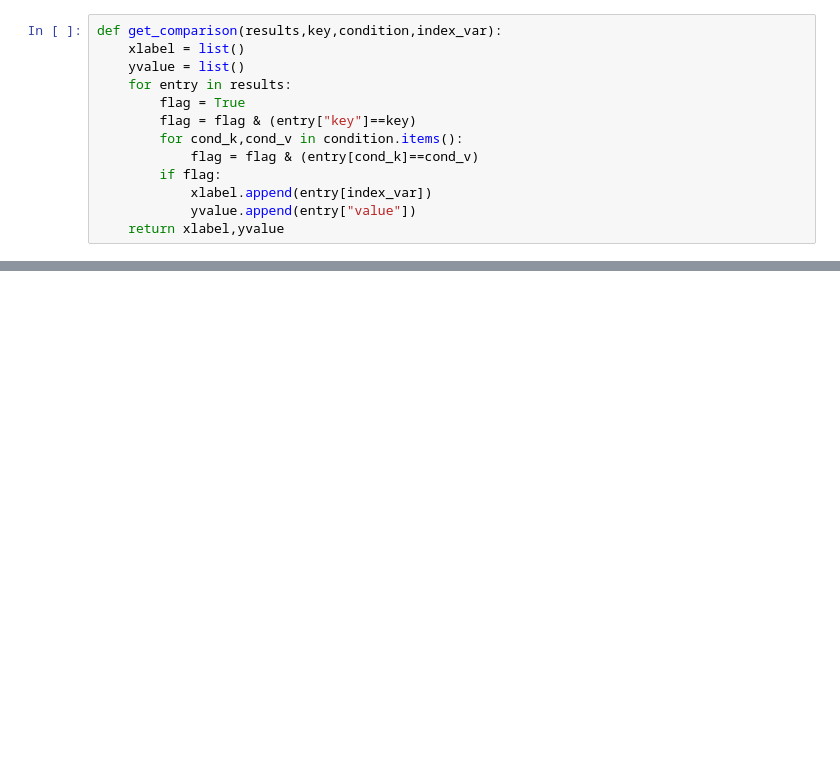
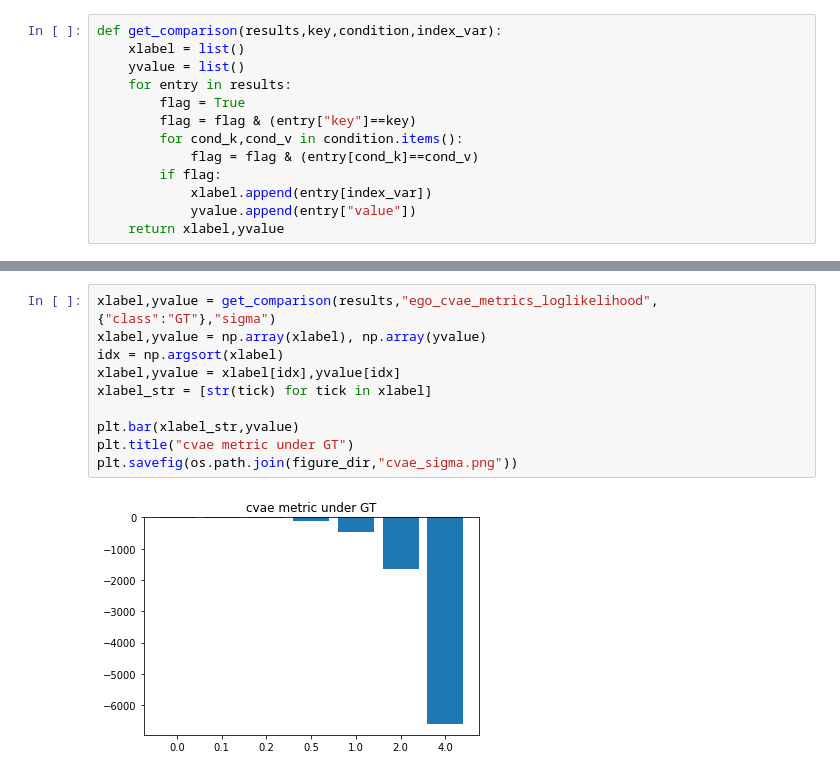
Before and after one commit to rkcosner/learning_responsibility_allocation, a Jupyter notebook: plot_result.ipynb, the cells around one changed output, grey strips where cells are left out. Saved outputs shown, nothing was run; the diff lists cells and outputs as text; blank space fills up the shorter version.

```diff
--- a/plot_result.ipynb
+++ b/plot_result.ipynb
@@ -56,0 +103,12 @@ plt.bar(xlabel_str,yvalue)
+# %%
+xlabel,yvalue = get_comparison(results,"ego_cvae_metrics_loglikelihood",{"class":"GT"},"sigma")
+xlabel,yvalue = np.array(xlabel), np.array(yvalue)
+idx = np.argsort(xlabel)
+xlabel,yvalue = xlabel[idx],yvalue[idx]
+xlabel_str = [str(tick) for tick in xlabel]
+
+plt.bar(xlabel_str,yvalue)
+plt.title("cvae metric under GT")
+plt.savefig(os.path.join(figure_dir,"cvae_sigma.png"))
+# %% [output]
+[figure, added]
```
Also changed, not shown: parts of 9 cells of this notebook, 10 other files.
